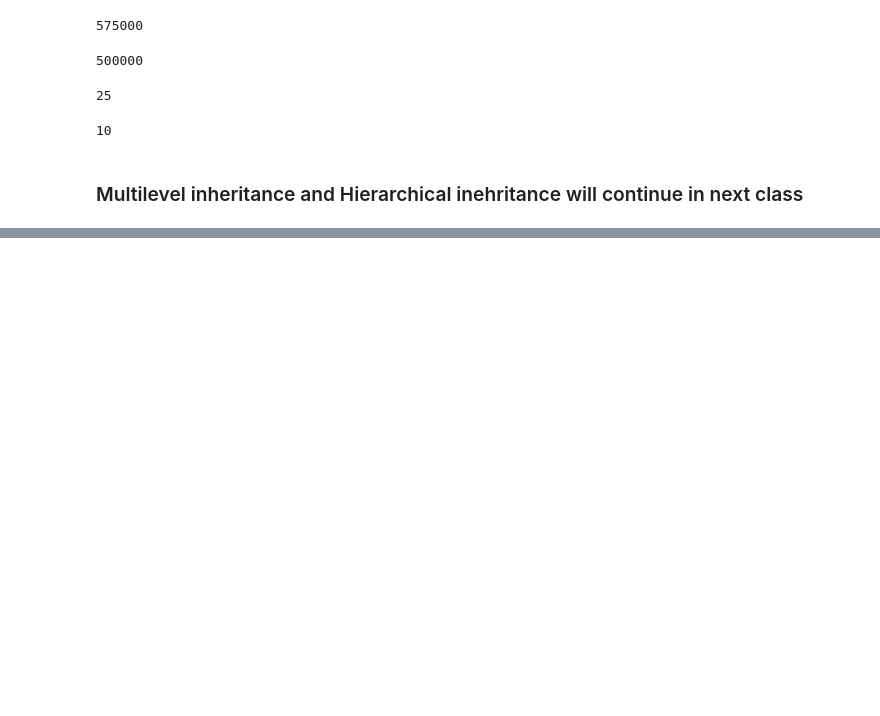
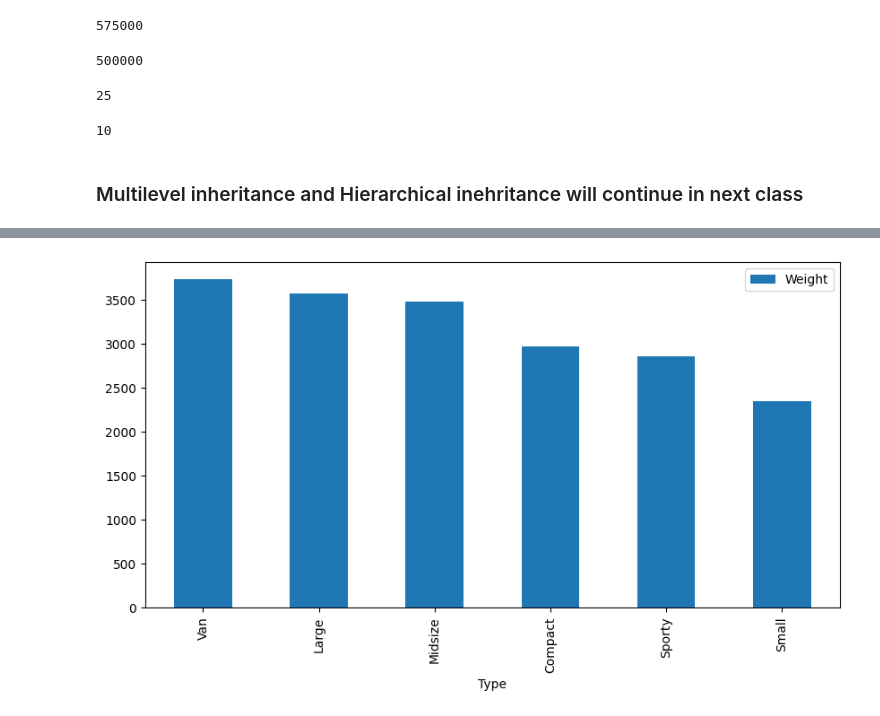
Before and after one commit to utkarshg1/adv_python_ravet_3pm, a Jupyter notebook: 05 Inheritance/inheritance.ipynb, the cells around one changed output, grey strips where cells are left out. Saved outputs shown, nothing was run; the diff lists cells and outputs as text; code cells hidden in the pictures; blank space fills up the shorter version.

```diff
--- a/05 Inheritance/inheritance.ipynb
+++ b/05 Inheritance/inheritance.ipynb
@@ -293,0 +505,5 @@ t1.tax_rate
+# %%
+# Get median weight of car by type
+data_analyzer.groupby_and_visualize_data(col1="Type", col2="Weight", agg="median")
+# %% [output]
+[figure, added]
```
Also changed, not shown: parts of 21 cells of this notebook, 1 other file.
